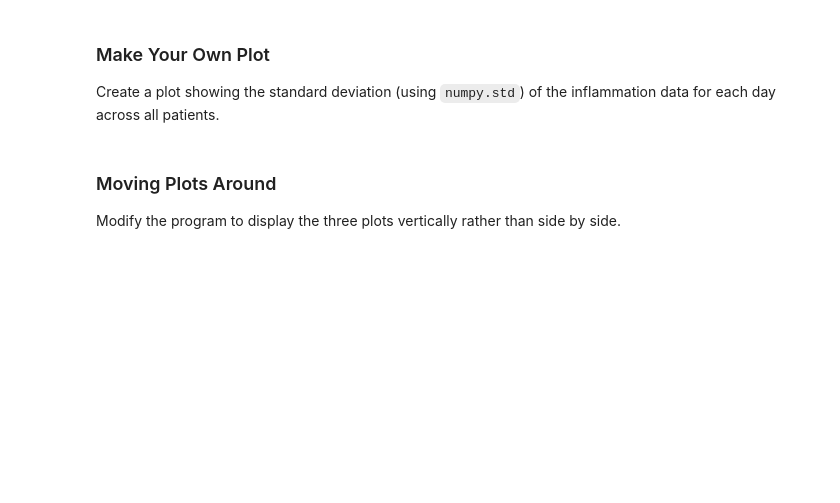
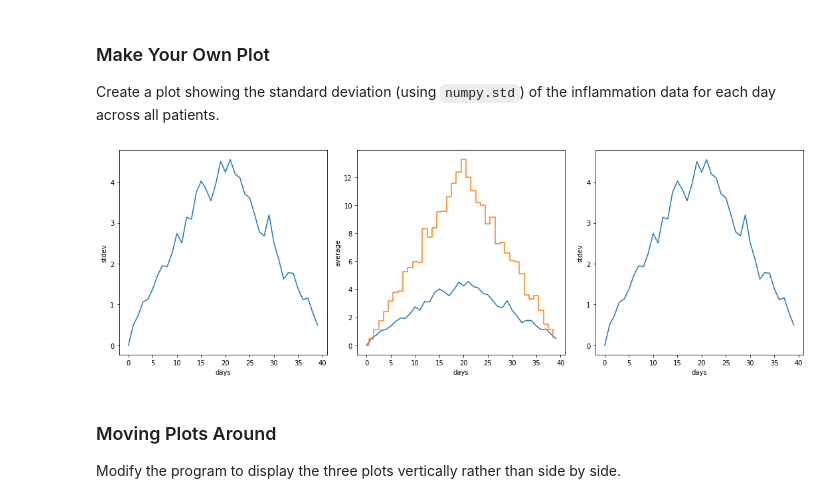
Before and after one commit to fionajones/2020-hacky-intro-python, a Jupyter notebook: lessons/python/ep1b-plotting-intro.ipynb, the cells around one changed output. Saved outputs shown, nothing was run; the diff lists cells and outputs as text; code cells hidden in the pictures; blank space fills up the shorter version.

```diff
--- a/lessons/python/ep1b-plotting-intro.ipynb
+++ b/lessons/python/ep1b-plotting-intro.ipynb
@@ -381,6 +431,29 @@ Solution:
 # %% [markdown]
 ### Make Your Own Plot
 Create a plot showing the standard deviation (using `numpy.std`) of the inflammation data for each day across all patients.
+# %%
+fig = matplotlib.pyplot.figure(figsize=(15.0, 5.0))
+
+axes1 = fig.add_subplot(1, 3, 1)
+axes2 = fig.add_subplot(1, 3, 2)
+axes3 = fig.add_subplot(1, 3, 3)
+
+axes1.set_ylabel('stdev')
+axes1.set_xlabel('days')
+plot = axes1.plot(numpy.std(data, axis=0))
+
+axes2.set_ylabel('stdev')
+axes2.set_xlabel('days')
+plot = axes2.plot(numpy.std(data, axis=0))
+axes2.set_ylabel('average')
+axes2.plot(numpy.mean(data, axis=0), drawstyle='steps-mid')
+axes3.set_ylabel('stdev')
+axes3.set_xlabel('days')
+axes3.plot(numpy.std(data, axis=0))
+
+fig.tight_layout()
+# %% [output]
+[figure, added]
 # %% [markdown]
 ### Moving Plots Around
 Modify the program to display the three plots vertically rather than side by side.
```
Also changed, not shown: parts of 3 cells of this notebook, 15 other files.
